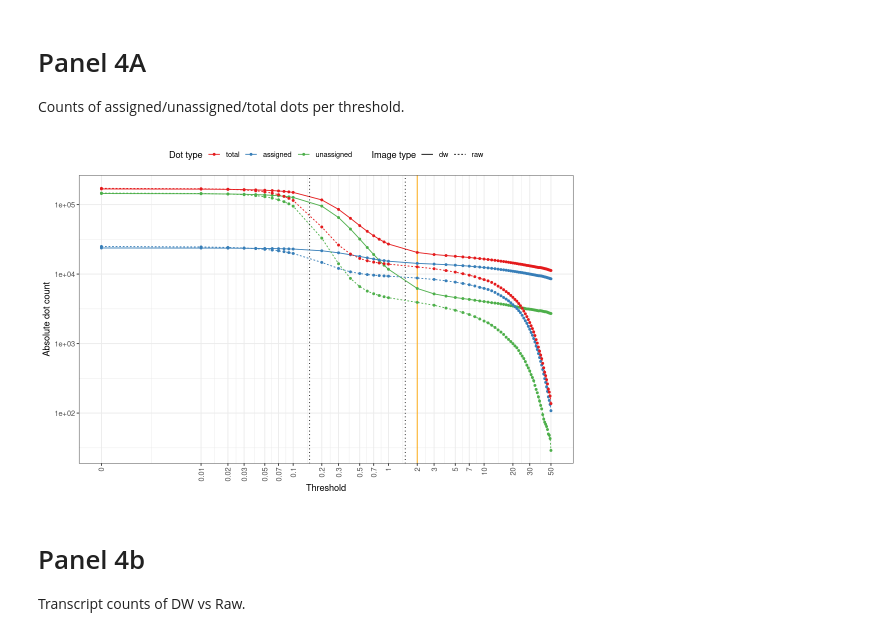
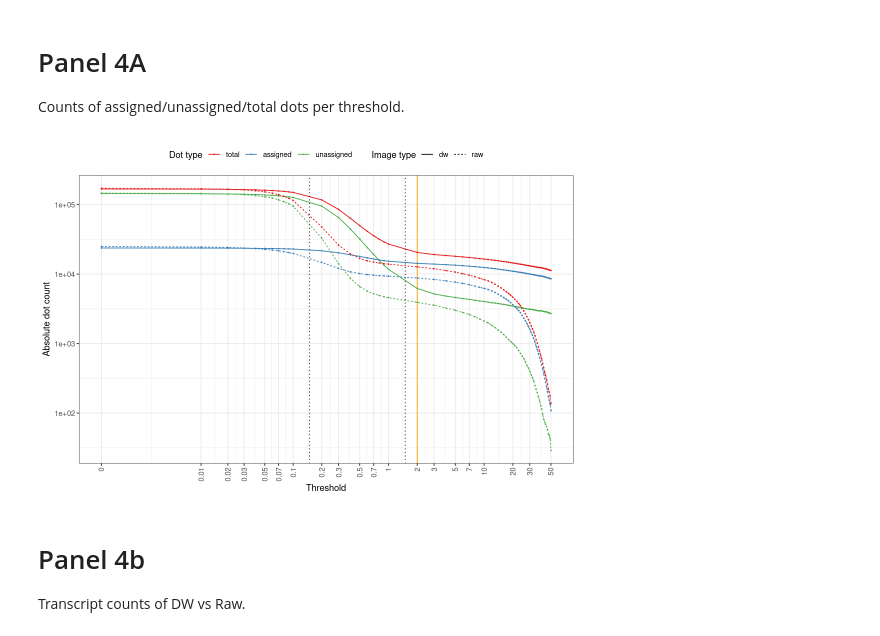
Before and after one commit to ggirelli/deconwolf-in-situ-transcriptomics, a Jupyter notebook: manuscript/1.0_panels-F4.ipynb, the cells around one changed output. Cells and saved outputs as stored; diff of their text form; code cells hidden in the pictures.

Commit message:
Updated 4a point size

```diff
--- a/manuscript/1.0_panels-F4.ipynb
+++ b/manuscript/1.0_panels-F4.ipynb
@@ -101,16 +101,16 @@ pdata[, variable := factor(variable, levels=c("total", "assigned", "unassigned")
 # %%
 options(repr.plot.width=9, repr.plot.height=6)
 p = ggplot(pdata, aes(x=thr+.001, y=N, linetype=image_type, color=variable)) +
     geom_vline(xintercept=c(2), color="orange", linetype="solid") +
-    geom_line() + geom_point(size=1) +
+    geom_line() + geom_point(size=.25) +
     theme_bw() + scale_y_log10()  + scale_x_log10(breaks=x_breaks+.001, labels=x_breaks) +
     theme(axis.text.x=element_text(angle=90, hjust=1, vjust=.5), legend.position="top") +
     scale_fill_grey() + labs(x="Threshold", y="Absolute dot count", linetype="Image type", color="Dot type") +
     scale_color_brewer(palette="Set1") +
     geom_vline(xintercept=c(.15, 1.5), color="black", linetype="dotted")
 print(p)
 # %% [output]
-[figure, old version]
+[figure, new version]
 # %%
 ggsave(plot=p, file="panels/fig_4a.png", width=4, height=4)
 saveRDS(p, "panels_rds/fig_4a.rds")
```
Also changed, not shown: 5 other files.
